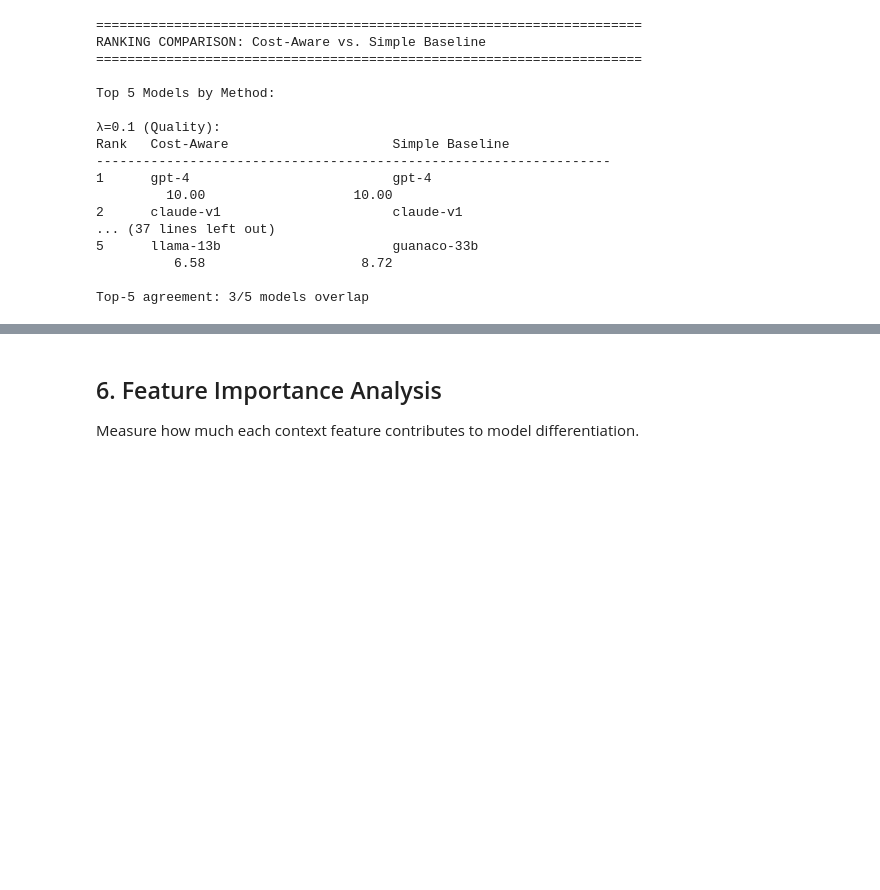
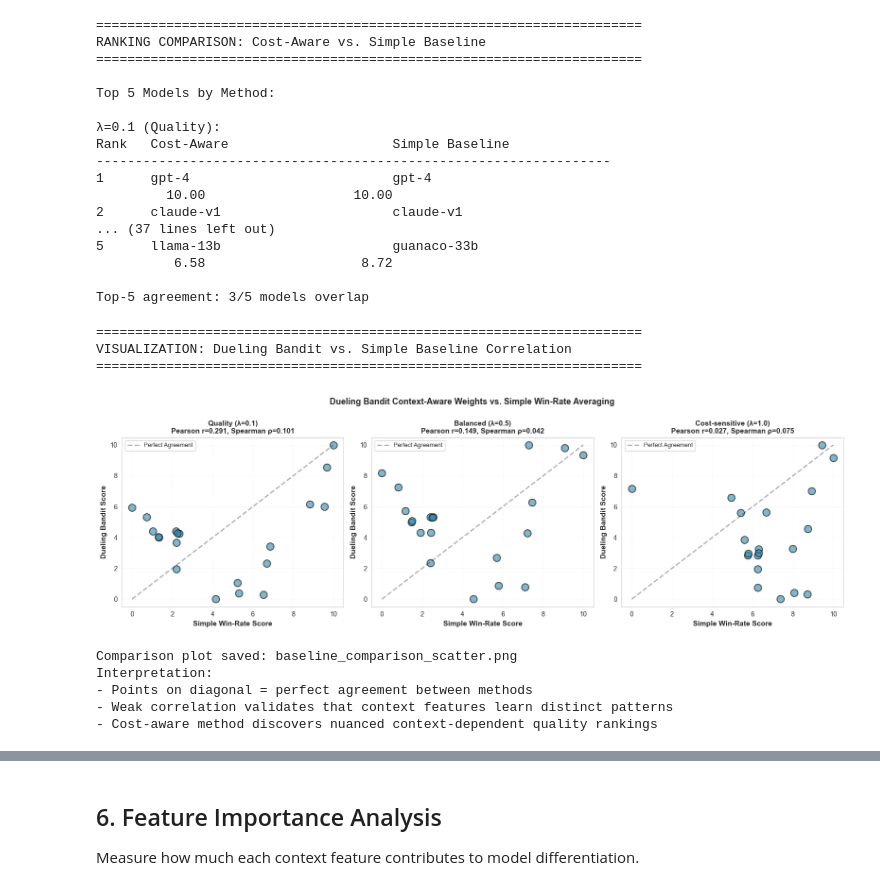
Before and after one commit to edmundnwl/BT4014-Contextual-Bandit-Algo, a Jupyter notebook: Project/dueling_bandit_training.ipynb, the cells around one changed output, grey strips where cells are left out. Cells and saved outputs as stored; diff of their text form; code cells hidden in the pictures; blank space fills up the shorter version.

Commit message:
add graphs

```diff
--- a/Project/dueling_bandit_training.ipynb
+++ b/Project/dueling_bandit_training.ipynb
@@ -837,3 +837,59 @@ Rank   Cost-Aware                     Simple Baseline
           6.58                    8.72
 
 Top-5 agreement: 3/5 models overlap
+# %%
+print("\n" + "="*70)
+print("VISUALIZATION: Dueling Bandit vs. Simple Baseline Correlation")
+print("="*70)
+
+# Create scatter plots comparing methods for each λ
+fig, axes = plt.subplots(1, 3, figsize=(16, 5))
+
+for idx, lam in enumerate(lambda_values):
+    ax = axes[idx]
+
+    ca_vals = np.array([cost_aware_scores[lam][m] for m in model_names])
+    sb_vals = np.array([simple_scores[lam][m] for m in model_names])
+
+    # Scatter plot
+    ax.scatter(sb_vals, ca_vals, s=120, alpha=0.6, color='#2E86AB', edgecolor='black', linewidth=1.5)
+
+    # Add diagonal reference line (perfect agreement)
+    min_val = min(sb_vals.min(), ca_vals.min())
+    max_val = max(sb_vals.max(), ca_vals.max())
+    ax.plot([min_val, max_val], [min_val, max_val], 'k--', alpha=0.3, linewidth=2, label='Perfect Agreement')
+
+    # Compute correlations
+    pearson_r, _ = sp_stats.pearsonr(sb_vals, ca_vals)
+    spearman_rho, _ = sp_stats.spearmanr(sb_vals, ca_vals)
+
+    # Labels
+    label = 'Quality (λ=0.1)' if lam == 0.1 else 'Balanced (λ=0.5)' if lam == 0.5 else 'Cost-sensitive (λ=1.0)'
+    ax.set_xlabel('Simple Win-Rate Score', fontsize=11, fontweight='bold')
+    ax.set_ylabel('Dueling Bandit Score', fontsize=11, fontweight='bold')
+    ax.set_title(f'{label}\nPearson r={pearson_r:.3f}, Spearman ρ={spearman_rho:.3f}',
+                 fontsize=11, fontweight='bold')
+    ax.grid(True, alpha=0.3, linestyle=':')
+    ax.legend(fontsize=9)
+
+plt.suptitle('Dueling Bandit Context-Aware Weights vs. Simple Win-Rate Averaging',
+             fontsize=13, fontweight='bold', y=1.00)
+plt.tight_layout()
+plt.savefig('baseline_comparison_scatter.png', dpi=150, bbox_inches='tight')
+plt.show()
+
+print("\nComparison plot saved: baseline_comparison_scatter.png")
+print("Interpretation:")
+print("- Points on diagonal = perfect agreement between methods")
+print("- Weak correlation validates that context features learn distinct patterns")
+print("- Cost-aware method discovers nuanced context-dependent quality rankings")
+# %% [output]
+======================================================================
+VISUALIZATION: Dueling Bandit vs. Simple Baseline Correlation
+======================================================================
+[figure, added]
+Comparison plot saved: baseline_comparison_scatter.png
+Interpretation:
+- Points on diagonal = perfect agreement between methods
+- Weak correlation validates that context features learn distinct patterns
+- Cost-aware method discovers nuanced context-dependent quality rankings
```
Also changed, not shown: parts of 5 cells of this notebook.
